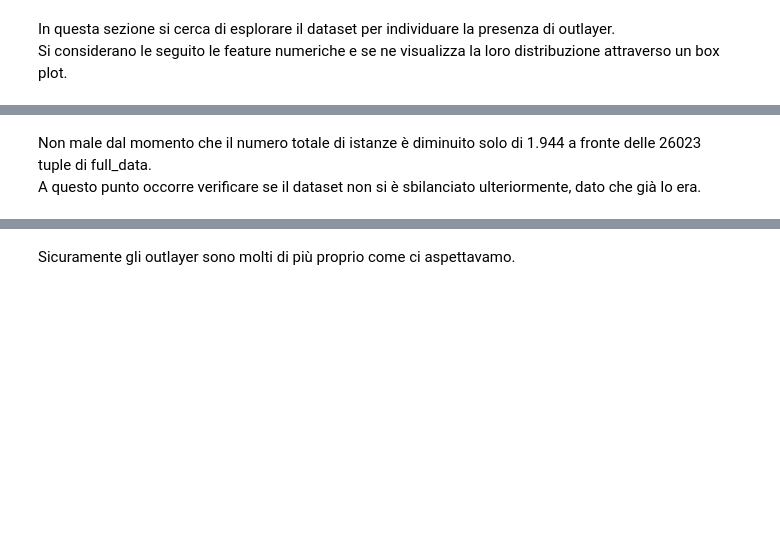
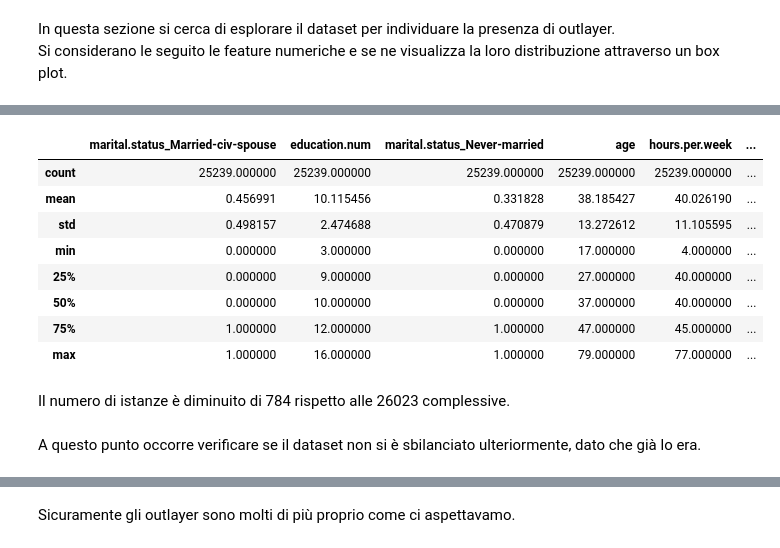
Before and after one commit to ale29ruf/Progetto_Data_Mining, a Jupyter notebook: ProgettoACI.ipynb, the cells around one changed output, grey strips where cells are left out. Cells and saved outputs as stored; diff of their text form; code cells hidden in the pictures; blank space fills up the shorter version.

```diff
--- a/ProgettoACI.ipynb
+++ b/ProgettoACI.ipynb
@@ -859,21 +861,17 @@ All'interno dei bloxplot notiamo sicuramente dei valori molto distanti da quello
 # %%
-# Rimuovo le feature binarie
-non_binary_columns = [col for col in train_set.columns if train_set[col].nunique() > 2]
-train_set_non_binary = train_set[non_binary_columns]
+def outliers_detection_zscore(train_set, zscore_threshold=3): # zscore_threshold è una soglia per lo Z-score (maggiore è la soglia e meno saranno gli outlayer filtrati)
+  # Rimuovo le feature binarie
+  non_binary_columns = [col for col in train_set.columns if train_set[col].nunique() > 2]
+  train_set_non_binary = train_set[non_binary_columns]
 
-# Seleziono una soglia per lo Z-score (maggiore è la soglia e meno saranno gli outlayer filtrati)
-zscore_threshold = 3
+  # Calcolo media e deviazione standard
+  means = train_set_non_binary.mean()
+  stds = train_set_non_binary.std()
 
-# Calcolo media e deviazione standard
-means = train_set_non_binary.mean()
-stds = train_set_non_binary.std()
+  # Calcolo Z-score
+  z_scores = ((train_set_non_binary - means) / stds)
 
-# Calcolo Z-score
-z_scores = ((train_set_non_binary - means) / stds)
+  # Adesso rileviamo gli outlater sulla base di zscore_threshold
+  outliers = (np.abs(z_scores) > zscore_threshold).any(axis=1)
 
-# Adesso rileviamo gli outlater sulla base di zscore_threshold
-outliers = (np.abs(z_scores) > zscore_threshold).any(axis=1)
-
-# Filtriamo gli outlayer dal dataset
-filtered_data = full_data[~outliers]
-filtered_data.describe()
+  return outliers
@@ -890,5 +878,22 @@ filtered_data.describe()
+# %%
+outliers = outliers_detection_zscore(train_set)
+
+# Filtriamo gli outlayer dal dataset
+filtered_data = full_data[~outliers]
+filtered_data.describe()
+# %% [output]
+|  | marital.status_Married-civ-spouse | education.num | marital.status_Never-married | age | hours.per.week | ... |
+| count | 25239.000000 | 25239.000000 | 25239.000000 | 25239.000000 | 25239.000000 | ... |
+| mean | 0.456991 | 10.115456 | 0.331828 | 38.185427 | 40.026190 | ... |
+| std | 0.498157 | 2.474688 | 0.470879 | 13.272612 | 11.105595 | ... |
+| min | 0.000000 | 3.000000 | 0.000000 | 17.000000 | 4.000000 | ... |
+| 25% | 0.000000 | 9.000000 | 0.000000 | 27.000000 | 40.000000 | ... |
+| 50% | 0.000000 | 10.000000 | 0.000000 | 37.000000 | 40.000000 | ... |
+| 75% | 1.000000 | 12.000000 | 1.000000 | 47.000000 | 45.000000 | ... |
+| max | 1.000000 | 16.000000 | 1.000000 | 79.000000 | 77.000000 | ... |
+# %% [markdown]
+Il numero di istanze è diminuito di 784 rispetto alle 26023 complessive.
 # %% [markdown]
-Non male dal momento che il numero totale di istanze è diminuito solo di 1.944 a fronte delle 26023 tuple di full_data.
 A questo punto occorre verificare se il dataset non si è sbilanciato ulteriormente, dato che già lo era.
 # %%
 filtered_data_income_percent = filtered_data['income'].value_counts(normalize=True) * 100
```
Also changed, not shown: parts of 22 cells of this notebook.
